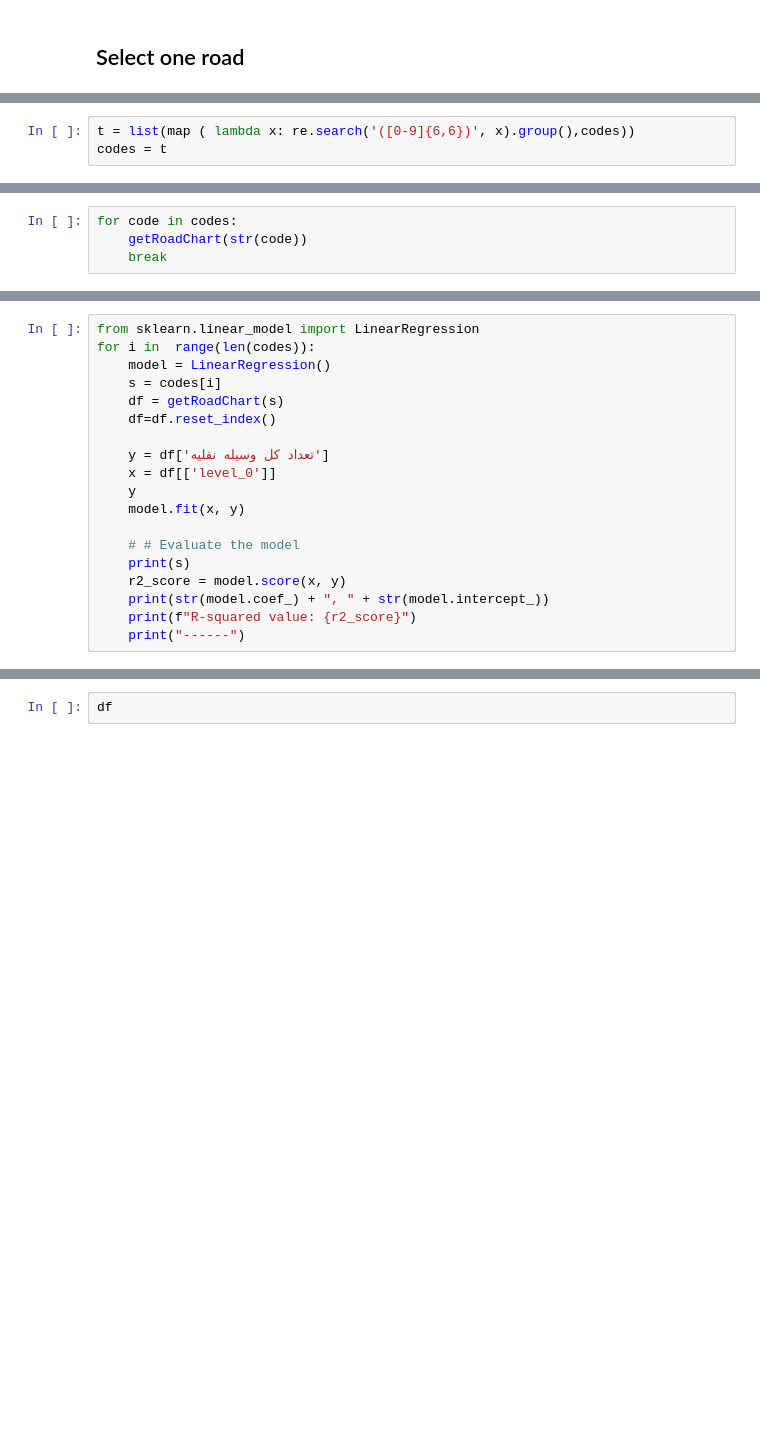
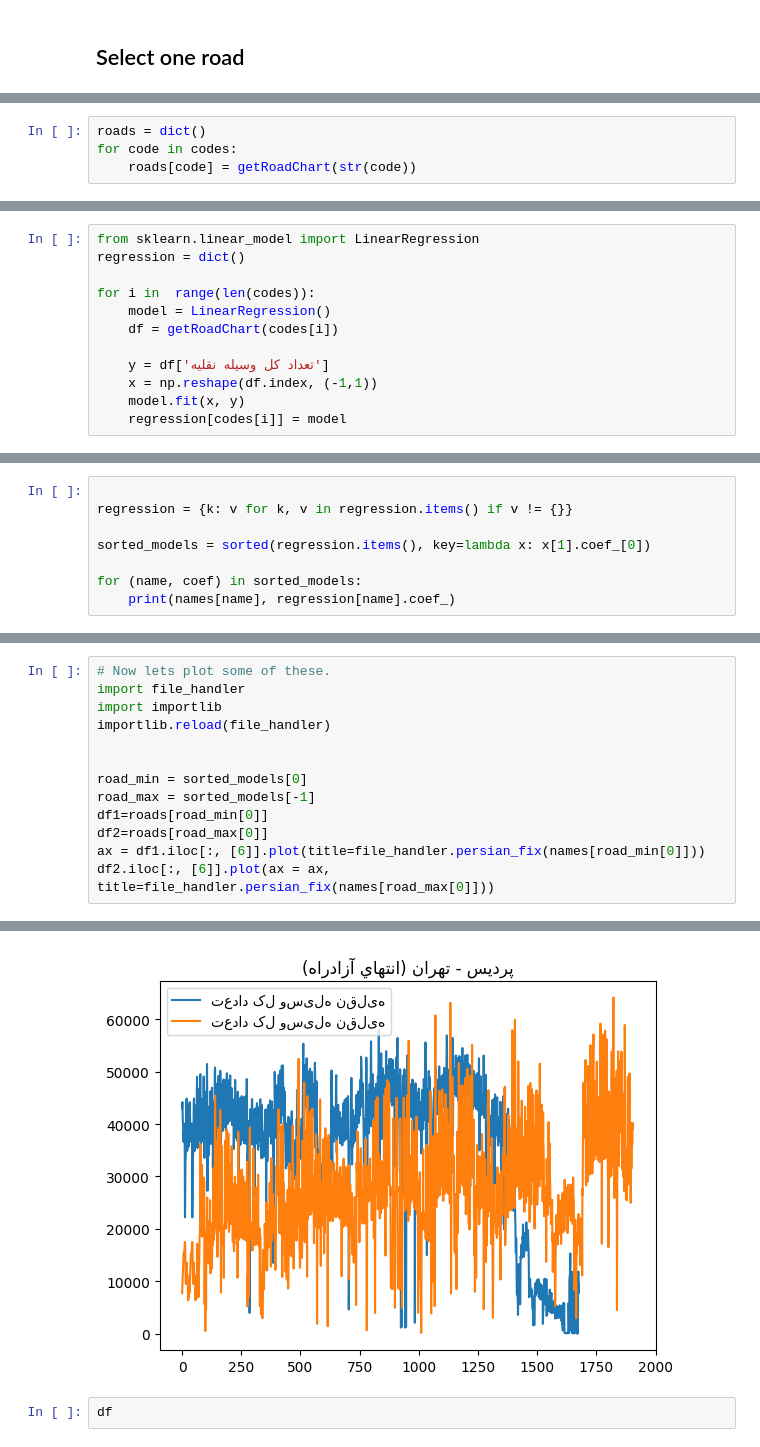
Before and after one commit to Amirali-Amirifar/traffic_analysis, a Jupyter notebook: analysis.ipynb, the cells around one changed output, grey strips where cells are left out. Drawn from its saved outputs; the diff is of its cells as text; blank space fills up the shorter version.

```diff
--- a/analysis.ipynb
+++ b/analysis.ipynb
@@ -81,3 +57,0 @@ codes = file_handler.get_dayly_data_path_with_year_month_city('1395','2','قم')
-# %%
-t = list(map ( lambda x: re.search('([0-9]{6,6})', x).group(),codes))
-codes = t
@@ -84,4 +63,4 @@ codes = t
 # %%
+roads = dict()
 for code in codes:
-    getRoadChart(str(code))
-    break
+    roads[code] = getRoadChart(str(code))
@@ -90,19 +78,12 @@ for code in codes:
 # %%
 from sklearn.linear_model import LinearRegression
+regression = dict()
+
 for i in  range(len(codes)):
     model = LinearRegression()
-    s = codes[i]
-    df = getRoadChart(s)
-    df=df.reset_index()
+    df = getRoadChart(codes[i])
 
     y = df['تعداد کل وسیله نقلیه']
-    x = df[['level_0']]
-    y
+    x = np.reshape(df.index, (-1,1))
     model.fit(x, y)
-
-    # # Evaluate the model
-    print(s)
-    r2_score = model.score(x, y)
-    print(str(model.coef_) + ", " + str(model.intercept_))
-    print(f"R-squared value: {r2_score}")
-    print("------")
+    regression[codes[i]] = model
@@ -129,0 +111,8 @@ AttributeError: 'LinearRegression' object has no attribute 'coeff_'
+# %%
+
+regression = {k: v for k, v in regression.items() if v != {}}
+
+sorted_models = sorted(regression.items(), key=lambda x: x[1].coef_[0])
+
+for (name, coef) in sorted_models:
+    print(names[name], regression[name].coef_)
@@ -129,0 +137,14 @@ AttributeError: 'LinearRegression' object has no attribute 'coeff_'
+# %%
+# Now lets plot some of these.
+import file_handler
+import importlib
+importlib.reload(file_handler)
+
+
+road_min = sorted_models[0]
+road_max = sorted_models[-1]
+df1=roads[road_min[0]]
+df2=roads[road_max[0]]
+ax = df1.iloc[:, [6]].plot(title=file_handler.persian_fix(names[road_min[0]]))
+df2.iloc[:, [6]].plot(ax = ax, title=file_handler.persian_fix(names[road_max[0]]))
+# %% [output]
@@ -130,3 +152,4 @@ AttributeError: 'LinearRegression' object has no attribute 'coeff_'
+[figure, added]
 # %%
 df
 # %% [output]
```
Also changed, not shown: parts of 16 cells of this notebook, 2 other files.
